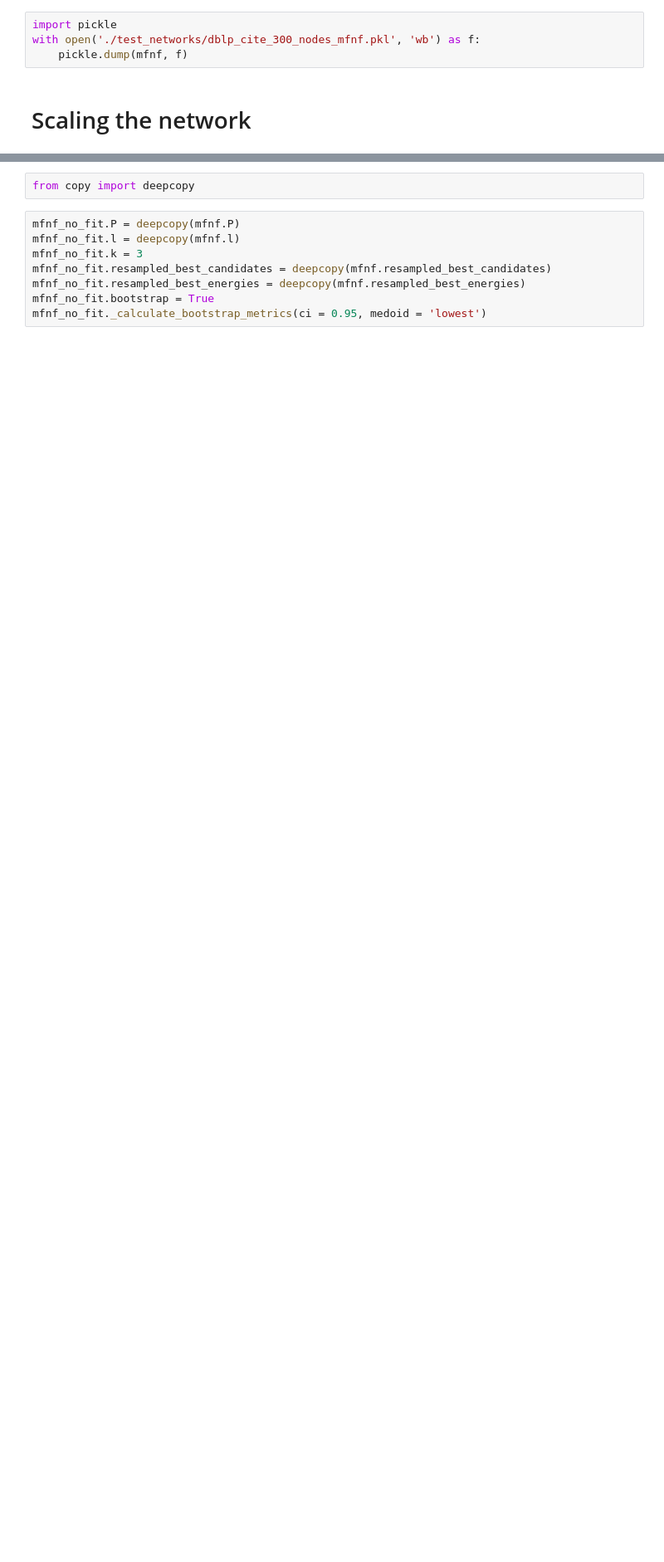
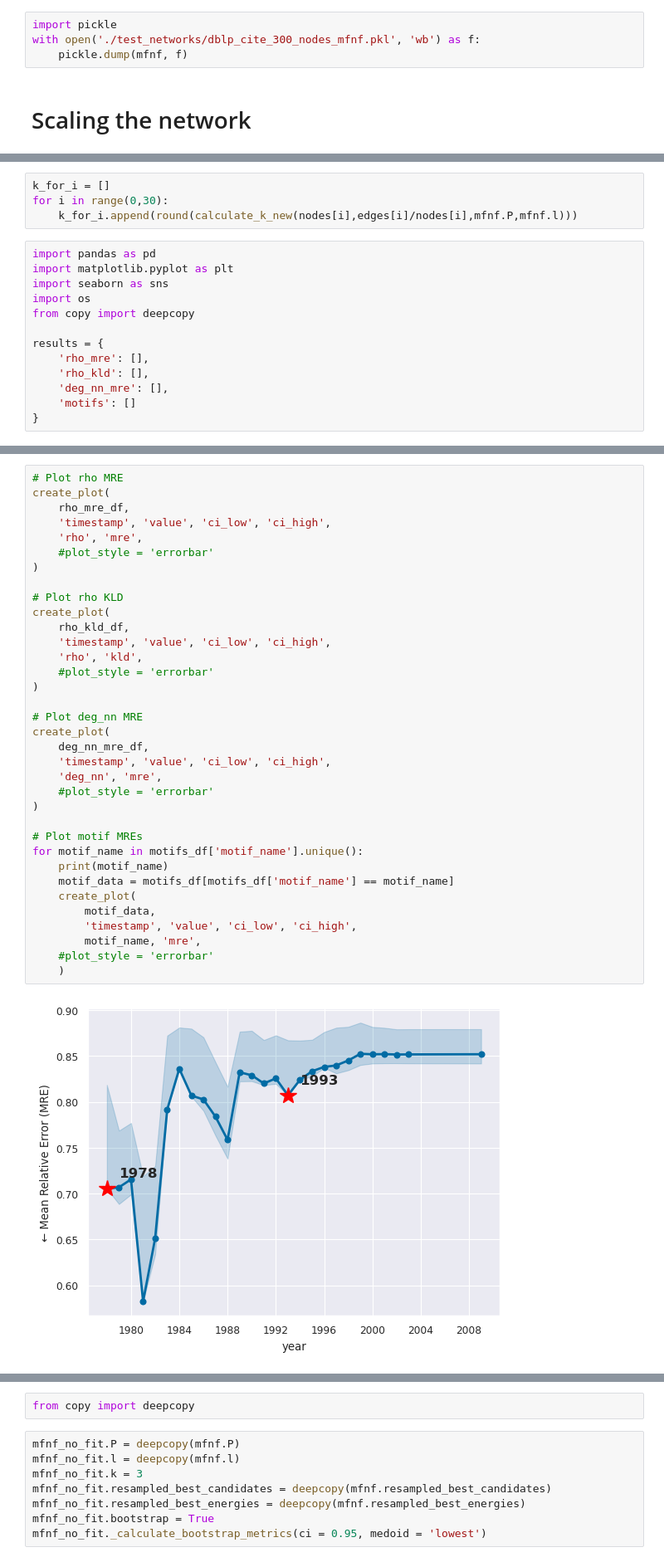
Before and after one commit to baskayj/multifractal_networks, a Jupyter notebook: dblp_cite.ipynb, the cells around one changed output, grey strips where cells are left out. Shown at 83% size. Drawn from its saved outputs; the diff is of its cells as text; blank space fills up the shorter version.

```diff
--- a/dblp_cite.ipynb
+++ b/dblp_cite.ipynb
@@ -491,0 +527,17 @@ recommend_N_for_k_range(mfnf.P, mfnf.l, mfnf.k, 3 * G.number_of_edges() / G.numb
+# %%
+k_for_i = []
+for i in range(0,30):
+    k_for_i.append(round(calculate_k_new(nodes[i],edges[i]/nodes[i],mfnf.P,mfnf.l)))
+# %%
+import pandas as pd
+import matplotlib.pyplot as plt
+import seaborn as sns
+import os
+from copy import deepcopy
+
+results = {
+    'rho_mre': [],
+    'rho_kld': [],
+    'deg_nn_mre': [],
+    'motifs': []
+}
@@ -491,0 +791,37 @@ recommend_N_for_k_range(mfnf.P, mfnf.l, mfnf.k, 3 * G.number_of_edges() / G.numb
+# %%
+# Plot rho MRE
+create_plot(
+    rho_mre_df,
+    'timestamp', 'value', 'ci_low', 'ci_high',
+    'rho', 'mre',
+    #plot_style = 'errorbar'
+)
+
+# Plot rho KLD
+create_plot(
+    rho_kld_df,
+    'timestamp', 'value', 'ci_low', 'ci_high',
+    'rho', 'kld',
+    #plot_style = 'errorbar'
+)
+
+# Plot deg_nn MRE
+create_plot(
+    deg_nn_mre_df,
+    'timestamp', 'value', 'ci_low', 'ci_high',
+    'deg_nn', 'mre',
+    #plot_style = 'errorbar'
+)
+
+# Plot motif MREs
+for motif_name in motifs_df['motif_name'].unique():
+    print(motif_name)
+    motif_data = motifs_df[motifs_df['motif_name'] == motif_name]
+    create_plot(
+        motif_data,
+        'timestamp', 'value', 'ci_low', 'ci_high',
+        motif_name, 'mre',
+    #plot_style = 'errorbar'
+    )
+# %% [output]
+[figure, added]
```
Also changed, not shown: parts of 21 cells of this notebook, 53 other files.
